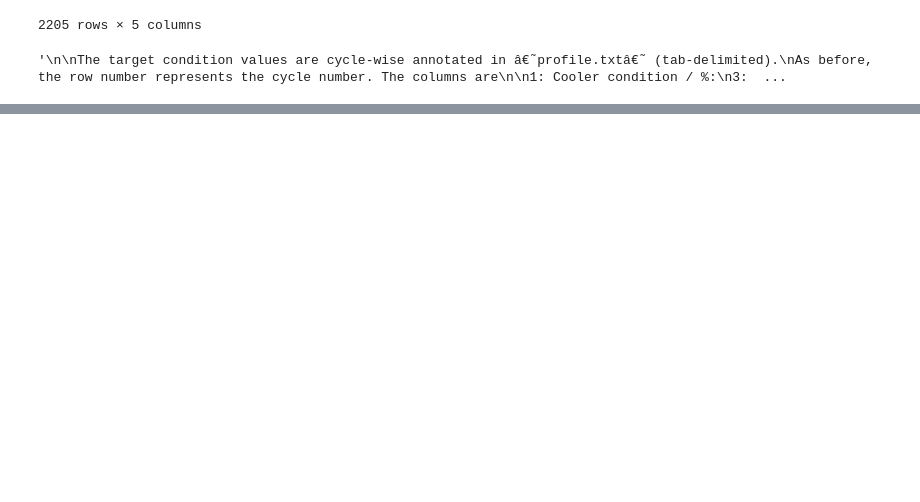
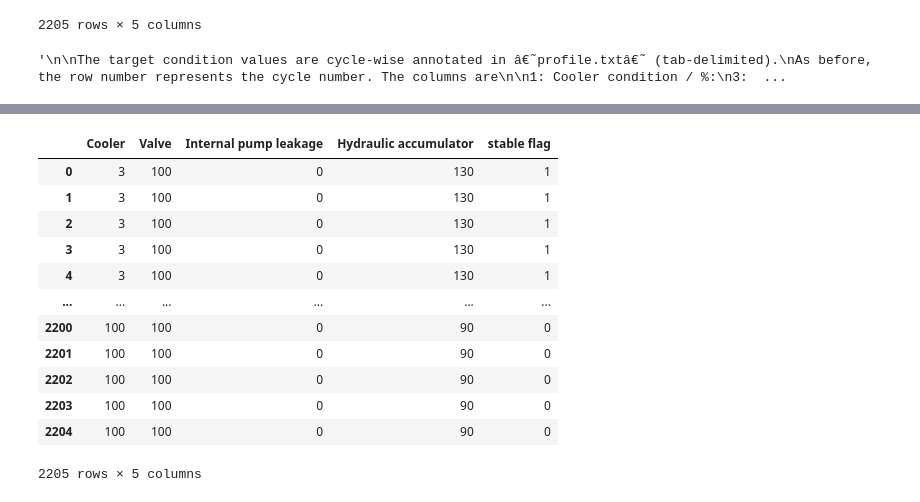
Before and after one commit to fahadijaz/Condition-monitoring-of-hydraulic-systems, a Jupyter notebook: Condition monitoring Data.ipynb, the cells around one changed output, grey strips where cells are left out. Cells and saved outputs as stored; diff of their text form; code cells hidden in the pictures; blank space fills up the shorter version.

```diff
--- a/Condition monitoring Data.ipynb
+++ b/Condition monitoring Data.ipynb
@@ -144,0 +188,16 @@ As before, the row number represents the cycle number. The columns are
+# %%
+df_profile
+# %% [output]
+|  | Cooler | Valve | Internal pump leakage | Hydraulic accumulator | stable flag |
+| 0 | 3 | 100 | 0 | 130 | 1 |
+| 1 | 3 | 100 | 0 | 130 | 1 |
+| 2 | 3 | 100 | 0 | 130 | 1 |
+| 3 | 3 | 100 | 0 | 130 | 1 |
+| 4 | 3 | 100 | 0 | 130 | 1 |
+| ... | ... | ... | ... | ... | ... |
+| 2200 | 100 | 100 | 0 | 90 | 0 |
+| 2201 | 100 | 100 | 0 | 90 | 0 |
+| 2202 | 100 | 100 | 0 | 90 | 0 |
+| 2203 | 100 | 100 | 0 | 90 | 0 |
+| 2204 | 100 | 100 | 0 | 90 | 0 |
+2205 rows × 5 columns
```
Also changed, not shown: parts of 9 cells of this notebook.
